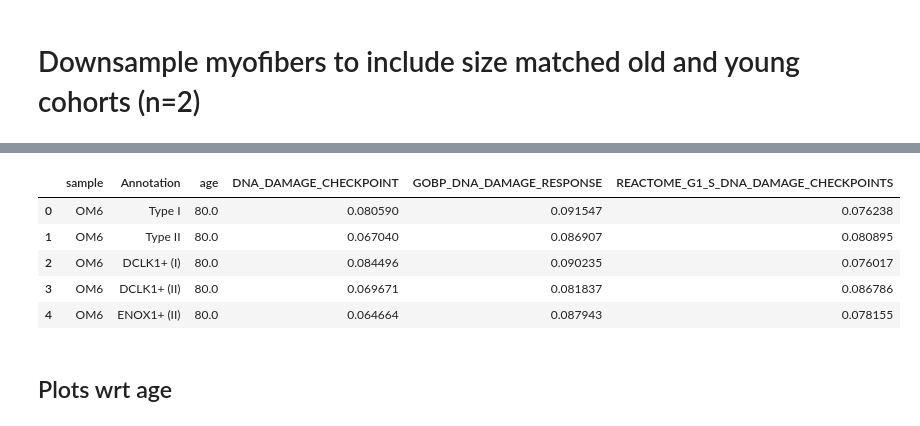
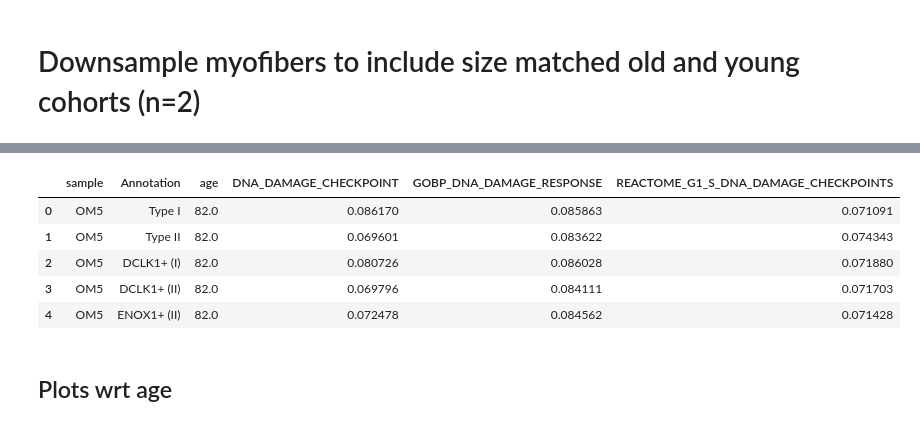
Before and after one commit to sachha-naksha/SKM_multimodal_analysis, a Jupyter notebook: py_scripts/gsea_analysis.ipynb, the cells around one changed output, grey strips where cells are left out. Cells and saved outputs as stored; diff of their text form; code cells hidden in the pictures.

```diff
--- a/py_scripts/gsea_analysis.ipynb
+++ b/py_scripts/gsea_analysis.ipynb
@@ -187,16 +156,16 @@ WARNING: The title list is shorter than the number of panels. Using 'color' valu
 # %%
 # get a df of sample ID, sample score per cell type and age
-sample_scores = adata_female_downsampled.obs[['sample','age', 'Annotation']+dna_damage_pathways].copy()
+sample_scores = adata_male_downsampled.obs[['sample','age', 'Annotation']+dna_damage_pathways].copy()
 # average scores per sample and group by Annotation
 sample_scores_avg = sample_scores.groupby(['sample', 'Annotation']).mean().reset_index()
 sample_scores_avg.head()
 # %% [output]
 |  | sample | Annotation | age | DNA_DAMAGE_CHECKPOINT | GOBP_DNA_DAMAGE_RESPONSE | REACTOME_G1_S_DNA_DAMAGE_CHECKPOINTS |
-| 0 | OM6 | Type I | 80.0 | 0.080590 | 0.091547 | 0.076238 |
-| 1 | OM6 | Type II | 80.0 | 0.067040 | 0.086907 | 0.080895 |
-| 2 | OM6 | DCLK1+ (I) | 80.0 | 0.084496 | 0.090235 | 0.076017 |
-| 3 | OM6 | DCLK1+ (II) | 80.0 | 0.069671 | 0.081837 | 0.086786 |
-| 4 | OM6 | ENOX1+ (II) | 80.0 | 0.064664 | 0.087943 | 0.078155 |
+| 0 | OM5 | Type I | 82.0 | 0.086170 | 0.085863 | 0.071091 |
+| 1 | OM5 | Type II | 82.0 | 0.069601 | 0.083622 | 0.074343 |
+| 2 | OM5 | DCLK1+ (I) | 82.0 | 0.080726 | 0.086028 | 0.071880 |
+| 3 | OM5 | DCLK1+ (II) | 82.0 | 0.069796 | 0.084111 | 0.071703 |
+| 4 | OM5 | ENOX1+ (II) | 82.0 | 0.072478 | 0.084562 | 0.071428 |
 # %% [markdown]
 ## Plots wrt age
 # %%
```
Also changed, not shown: parts of 17 cells of this notebook, 1 other file.
